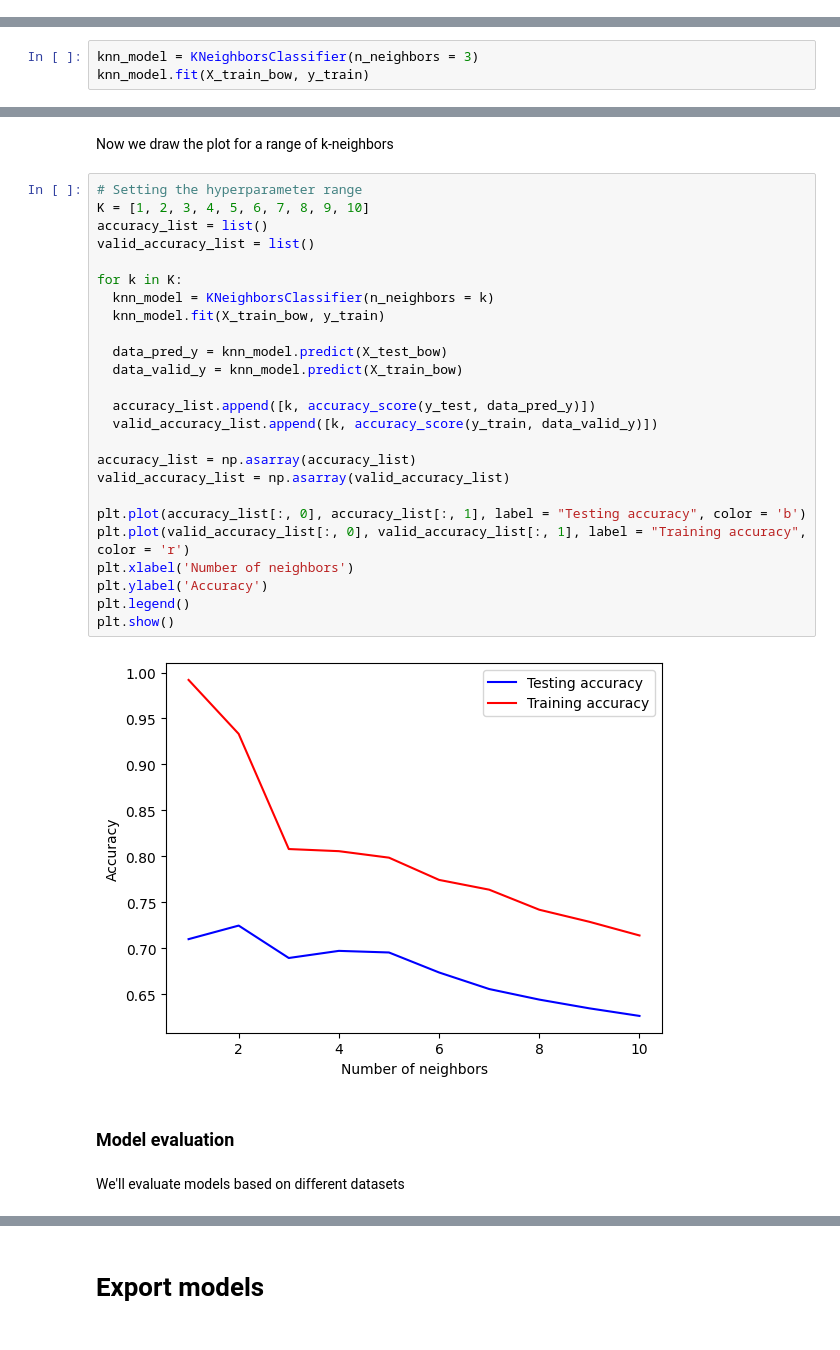
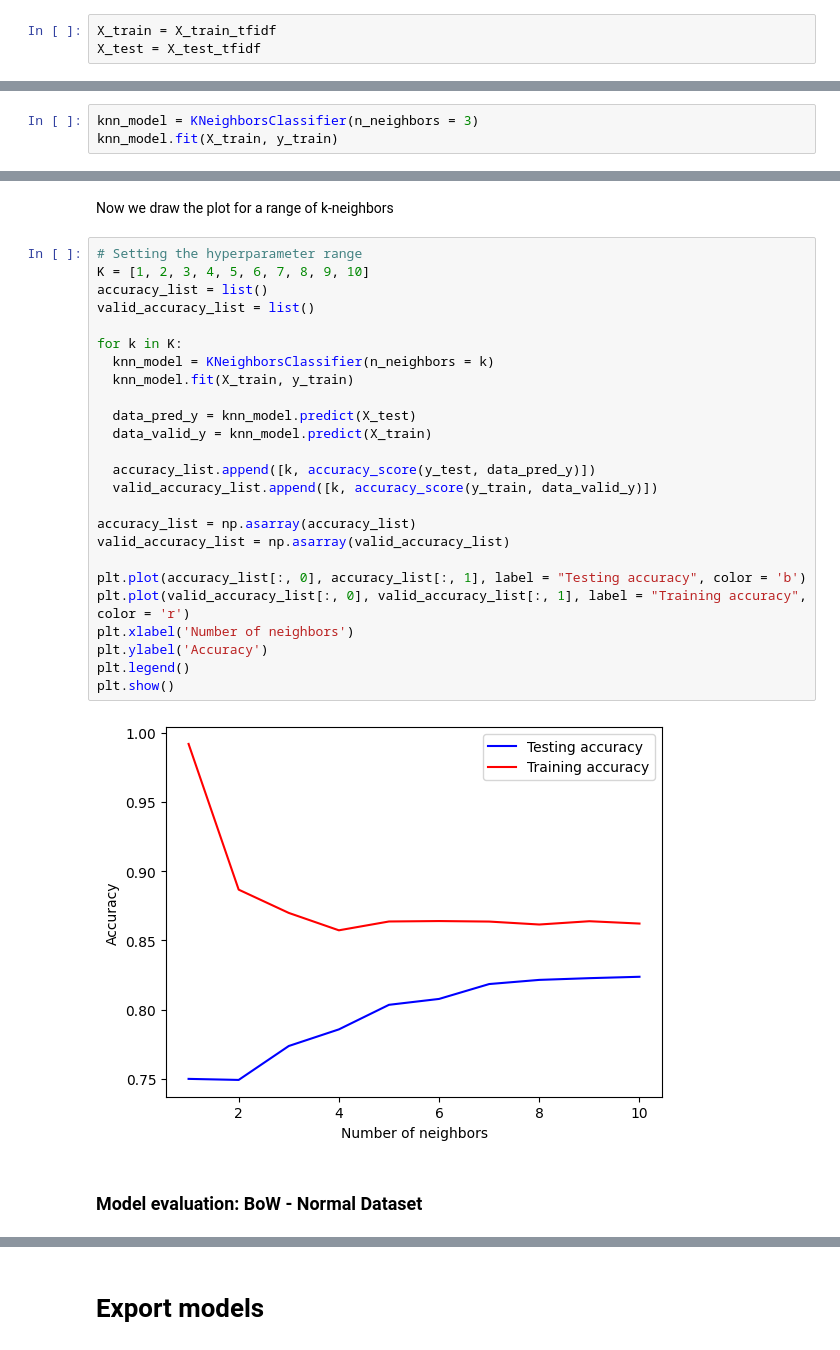
Before and after one commit to auphong2707/emotion-dectection-from-text, a Jupyter notebook: K-nearest neighbors (KNN).ipynb, the cells around one changed output, grey strips where cells are left out. Saved outputs shown, nothing was run; the diff lists cells and outputs as text.

```diff
--- a/K-nearest neighbors (KNN).ipynb
+++ b/K-nearest neighbors (KNN).ipynb
@@ -25,13 +25,16 @@ X_train_bow, X_test_bow, X_train_tfidf, X_test_tfidf, X_train_bow_L1, X_test_bow
 y_train, y_test = load_processed_data('output')
 
 %matplotlib inline
+# %%
+X_train = X_train_tfidf
+X_test = X_test_tfidf
 # %% [markdown]
 # Basic training
 # %% [markdown]
 We define the model and train it first
 # %%
 knn_model = KNeighborsClassifier(n_neighbors = 3)
-knn_model.fit(X_train_bow, y_train)
+knn_model.fit(X_train, y_train)
 # %% [output]
 KNeighborsClassifier(n_neighbors=3)
 # %% [markdown]
@@ -54,31 +57,29 @@ Now we draw the plot for a range of k-neighbors
 # %%
 # Setting the hyperparameter range
 K = [1, 2, 3, 4, 5, 6, 7, 8, 9, 10]
 accuracy_list = list()
 valid_accuracy_list = list()
 
 for k in K:
   knn_model = KNeighborsClassifier(n_neighbors = k)
-  knn_model.fit(X_train_bow, y_train)
+  knn_model.fit(X_train, y_train)
 
-  data_pred_y = knn_model.predict(X_test_bow)
-  data_valid_y = knn_model.predict(X_train_bow)
+  data_pred_y = knn_model.predict(X_test)
+  data_valid_y = knn_model.predict(X_train)
 
   accuracy_list.append([k, accuracy_score(y_test, data_pred_y)])
   valid_accuracy_list.append([k, accuracy_score(y_train, data_valid_y)])
 
 accuracy_list = np.asarray(accuracy_list)
 valid_accuracy_list = np.asarray(valid_accuracy_list)
 
 plt.plot(accuracy_list[:, 0], accuracy_list[:, 1], label = "Testing accuracy", color = 'b')
 plt.plot(valid_accuracy_list[:, 0], valid_accuracy_list[:, 1], label = "Training accuracy", color = 'r')
 plt.xlabel('Number of neighbors')
 plt.ylabel('Accuracy')
 plt.legend()
 plt.show()
 # %% [output]
-[figure, old version]
+[figure, new version]
 # %% [markdown]
-### Model evaluation
+### Model evaluation: BoW - Normal Dataset
-# %% [markdown]
-We'll evaluate models based on different datasets
```
Also changed, not shown: parts of 22 cells of this notebook.
